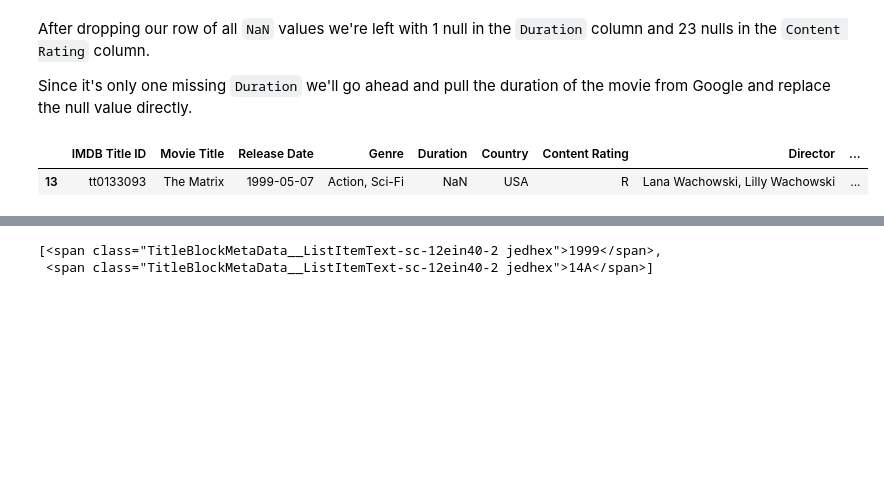
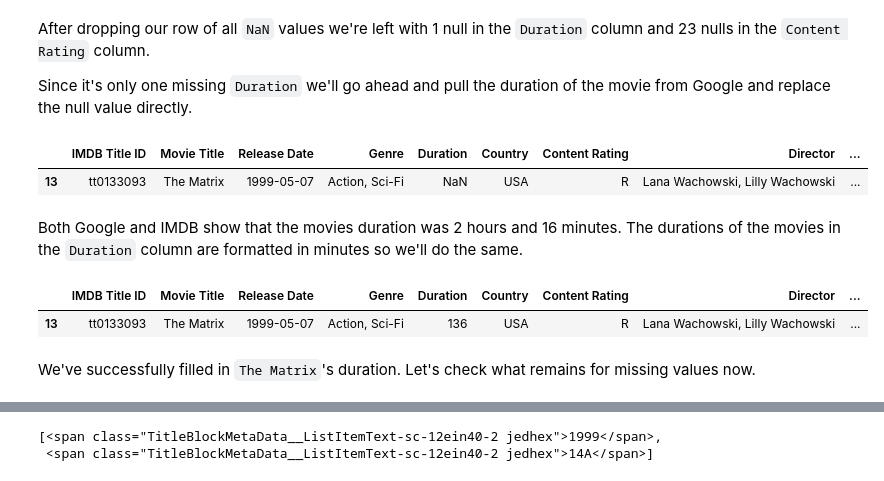
Before and after one commit to JorMir/imdb_data_cleaning, a Jupyter notebook: Dataset Cleaning.ipynb, the cells around one changed output, grey strips where cells are left out. Cells and saved outputs as stored; diff of their text form; code cells hidden in the pictures; blank space fills up the shorter version.

Commit message:
Durations cleaned, beginning rating scraping

```diff
--- a/Dataset Cleaning.ipynb
+++ b/Dataset Cleaning.ipynb
@@ -230,3 +230,19 @@ movies_df[movies_df['Duration'].isna()]
 # %% [output]
 |  | IMDB Title ID | Movie Title | Release Date | Genre | Duration | Country | Content Rating | Director | ... |
 | 13 | tt0133093 | The Matrix | 1999-05-07 | Action, Sci-Fi | NaN | USA | R | Lana Wachowski, Lilly Wachowski | ... |
+# %% [markdown]
+Both Google and IMDB show that the movies duration was 2 hours and 16 minutes. The durations of the movies in the `Duration` column are formatted in minutes so we'll do the same.
+# %%
+# Calculating the matrix duration in minutes
+matrix_duration = (60 * 2) + 16
+
+# Inputting the matrix duration into the entry within the dataframe
+movies_df["Duration"][movies_df.index == 13] = matrix_duration
+
+# Checking that it worked
+movies_df[movies_df.index == 13]
+# %% [output]
+|  | IMDB Title ID | Movie Title | Release Date | Genre | Duration | Country | Content Rating | Director | ... |
+| 13 | tt0133093 | The Matrix | 1999-05-07 | Action, Sci-Fi | 136 | USA | R | Lana Wachowski, Lilly Wachowski | ... |
+# %% [markdown]
+We've successfully filled in `The Matrix`'s duration. Let's check what remains for missing values now.
```
Also changed, not shown: parts of 10 cells of this notebook.
